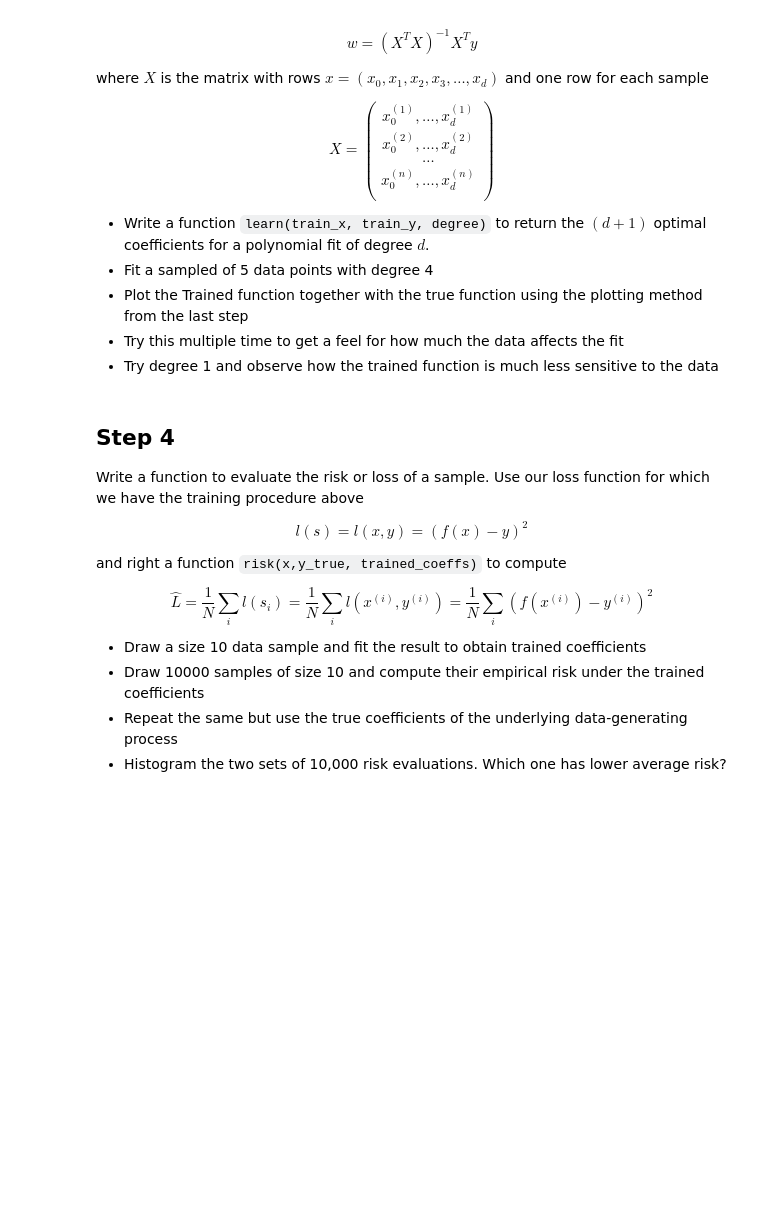
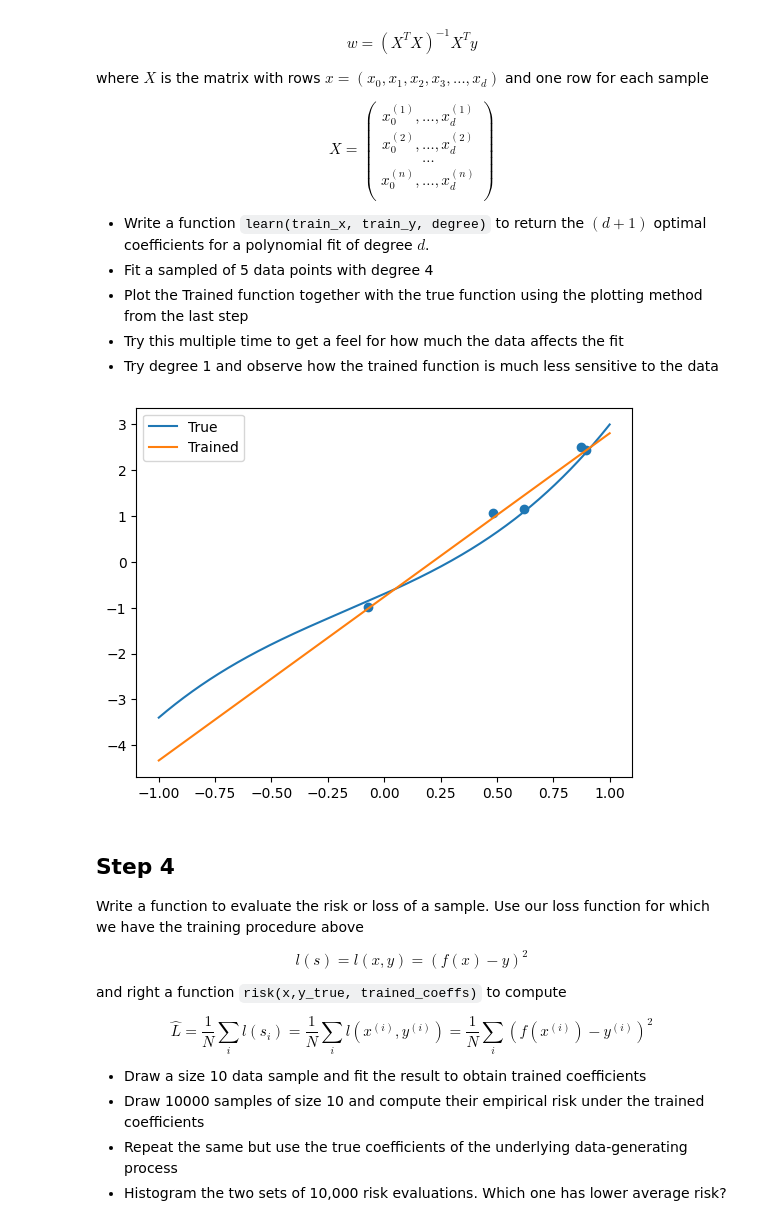
Before and after one commit to rsriya/TRISEP_Tutorial, a Jupyter notebook: Exercises/1.1.Fitting-and-Bias-Variance-Tradeoff.ipynb, the cells around one changed output. Saved outputs shown, nothing was run; the diff lists cells and outputs as text; code cells hidden in the pictures; blank space fills up the shorter version.

```diff
--- a/Exercises/1.1.Fitting-and-Bias-Variance-Tradeoff.ipynb
+++ b/Exercises/1.1.Fitting-and-Bias-Variance-Tradeoff.ipynb
@@ -99,7 +99,16 @@ $$
 * Try degree 1 and observe how the trained function is much less sensitive to the data
 # %%
 def learn(train_x, train_y, degree):
-    raise NotImplementedError
+    X = np.column_stack([train_x**d for d in reversed(range(degree + 1))])
+    w = np.dot(np.dot(np.linalg.inv(np.dot(np.transpose(X),X)),np.transpose(X)),train_y)
+    return w
+# %%
+f = plt.figure()
+x,y = generate_data(5)
+coeffs = learn(x,y,1)
+plot(f.gca(),x,y,coeffs, coeffs_true)
+# %% [output]
+[figure, added]
 # %% [markdown]
 ## Step 4
 
```
Also changed, not shown: parts of 6 cells of this notebook.
